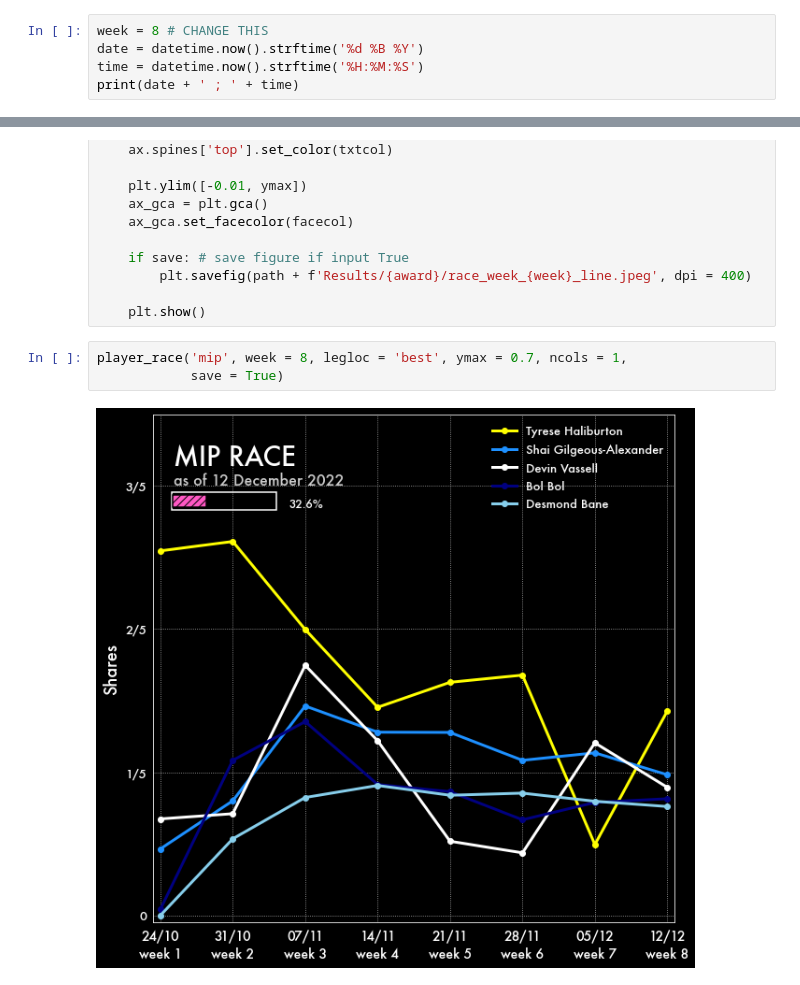
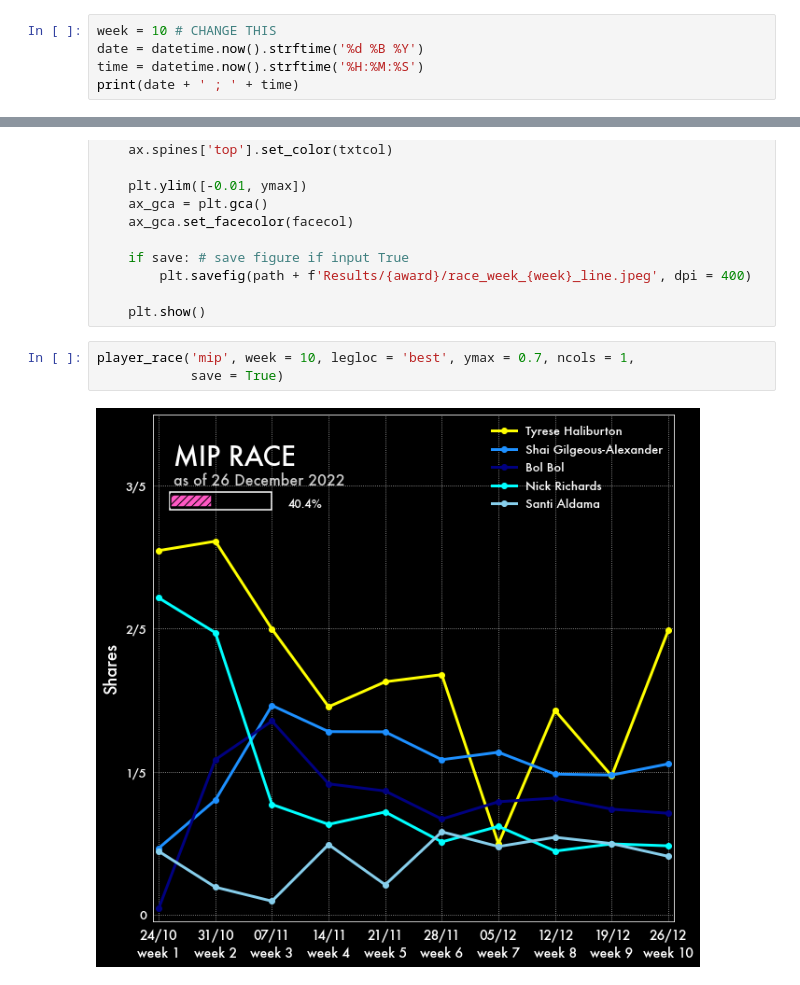
Before and after one commit to martinbog19/nba_ai_awards, a Jupyter notebook: Results/Plotting.ipynb, the cells around one changed output, grey strips where cells are left out. Drawn from its saved outputs; the diff is of its cells as text.

```diff
--- a/Results/Plotting.ipynb
+++ b/Results/Plotting.ipynb
@@ -13,7 +13,7 @@ print('MAKE SURE YOU CHANGE THE WEEK VARIABLE')
 # %% [output]
 MAKE SURE YOU CHANGE THE WEEK VARIABLE
 # %%
-week = 8 # CHANGE THIS
+week = 10 # CHANGE THIS
 date = datetime.now().strftime('%d %B %Y')
 time = datetime.now().strftime('%H:%M:%S')
 print(date + ' ; ' + time)
@@ -196,7 +196,7 @@ def player_race(award, week, xtraplayers = [], txtcol = 'white', facecol = 'blac
 
     plt.show()
 # %%
-player_race('mip', week = 8, legloc = 'best', ymax = 0.7, ncols = 1,
+player_race('mip', week = 10, legloc = 'best', ymax = 0.7, ncols = 1,
             save = True)
 # %% [output]
-[figure, old version]
+[figure, new version]
```
Also changed, not shown: parts of 1 cell of this notebook, 10 other files.
